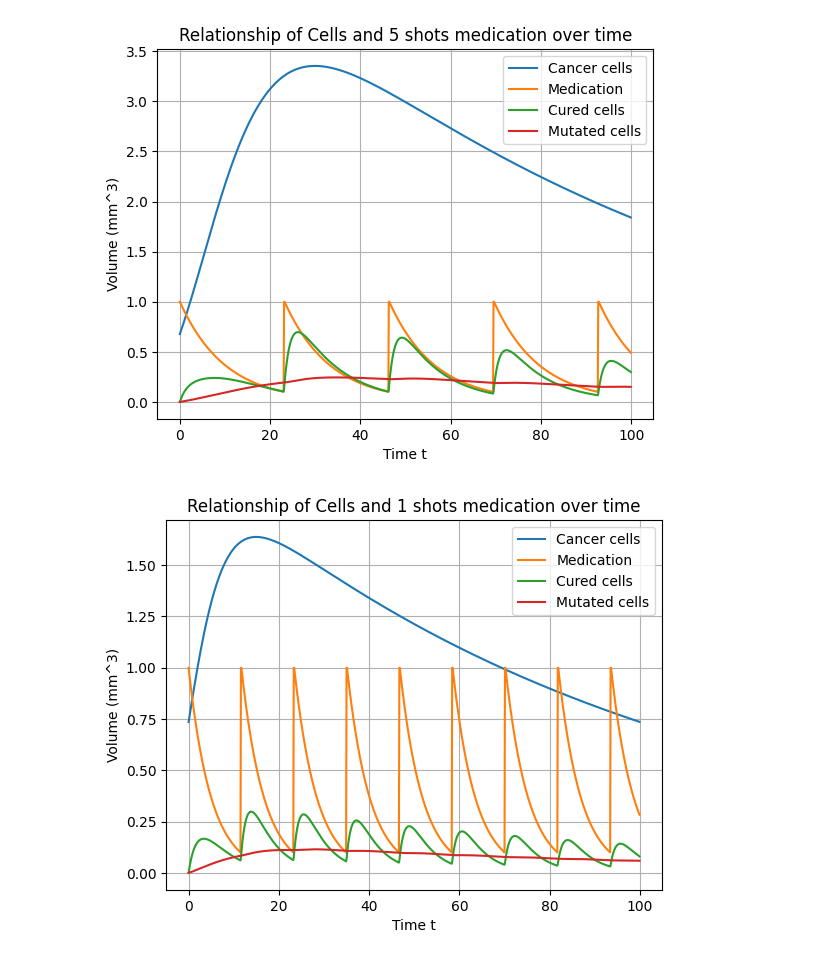
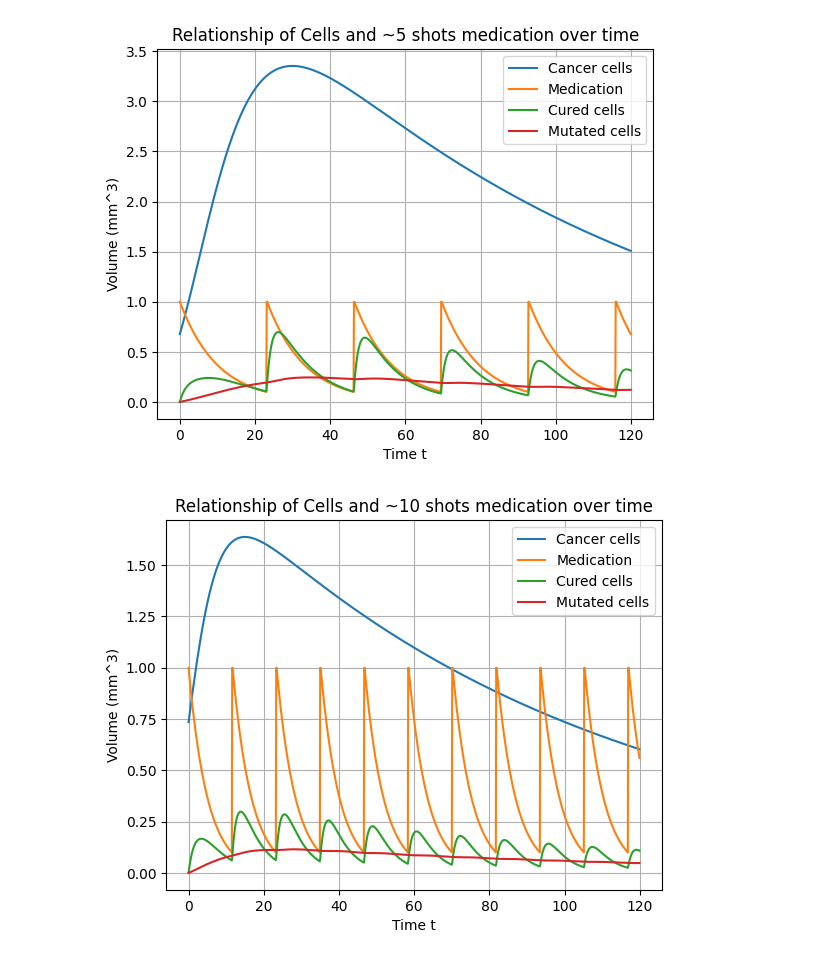
Before and after one commit to PXu114/531TermPaper, a Jupyter notebook: scratch.ipynb, the cells around one changed output. Saved outputs shown, nothing was run; the diff lists cells and outputs as text; code cells hidden in the pictures.

Commit message:
New plots

```diff
--- a/scratch.ipynb
+++ b/scratch.ipynb
@@ -9,7 +9,7 @@ k = 0.2
 kp = 0.05
 m = 0.1
 mp = 0.01
-delta = 0.1
+delta = 0.1     # med degen rate 0.1
 beta = 0.7
 gamma = 0.01
 C_1 = 5
@@ -18,7 +18,7 @@ C_3 = -1
 C_4 = 0.0
 
 h = 0.1  # Step size
-n_steps = 1000  # Number of steps
+n_steps = 1200  # Number of steps
 
 # Time points
 t = np.arange(0, n_steps * h, h)
@@ -83,11 +83,11 @@ plt.plot(t, Ap_values, label='Mutated cells')
 plt.xlabel('Time t')
 plt.ylabel('Volume (mm^3)')
 plt.legend()
-plt.title('Relationship of Cells and 5 shots medication over time')
+plt.title('Relationship of Cells and ~5 shots medication over time')
 plt.grid(True)
 plt.show()
 # %% [output]
-[figure, old version]
+[figure, new version]
 # %%
 import numpy as np
 import matplotlib.pyplot as plt
@@ -99,7 +99,7 @@ k = 0.2
 kp = 0.05
 m = 0.1
 mp = 0.01
-delta = 0.2
+delta = 0.2     # med degen rate 0.2
 beta = 0.7
 gamma = 0.01
 C_1 = 2
@@ -108,7 +108,7 @@ C_3 = -1
 C_4 = 0.0
 
 h = 0.1  # Step size
-n_steps = 1000  # Number of steps
+n_steps = 1200  # Number of steps
 
 # Time points
 t = np.arange(0, n_steps * h, h)
@@ -150,35 +150,35 @@ for j in range(n_steps):
 # Integrate C(t) and Ap(t) separately using trapezoidal rule
 def C_integrand(t, A_values, B_values):
     return k * A_values * B_values * np.exp((beta + gamma) * t)
 
 C_integral = np.zeros(n_steps)
 for i in range(1, n_steps):
     C_integral[i] = np.trapz(C_integrand(t[:i+1], A_values[:i+1], B_values[:i+1]), t[:i+1])
 
 C_values = np.exp(-(beta + gamma) * t) * (1 + C_integral) + C_3 * np.exp(-(beta + gamma) * t)
 
 def Ap_integrand(t, A_values, C_values):
     return np.exp((rp + kp) * t) * (mp * A_values + gamma * C_values)
 
 Ap_integral = np.zeros(n_steps)
 for i in range(1, n_steps):
     Ap_integral[i] = np.trapz(Ap_integrand(t[:i+1], A_values[:i+1], C_values[:i+1]), t[:i+1])
 
 Ap_values = np.exp(-(rp + kp) * t) * Ap_integral + C_4 * np.exp(-(rp + kp) * t)
 
 # Plot results
 plt.plot(t, A_values, label='Cancer cells')
 plt.plot(t, B_values, label='Medication')
 plt.plot(t, C_values, label='Cured cells')
 plt.plot(t, Ap_values, label='Mutated cells')
 plt.xlabel('Time t')
 plt.ylabel('Volume (mm^3)')
 plt.legend()
-plt.title('Relationship of Cells and 1 shots medication over time')
+plt.title('Relationship of Cells and ~10 shots medication over time')
 plt.grid(True)
 plt.show()
 # %% [output]
-[figure, old version]
+[figure, new version]
 # %%
 import numpy as np
 import matplotlib.pyplot as plt
```
Also changed, not shown: parts of 2 cells of this notebook.
